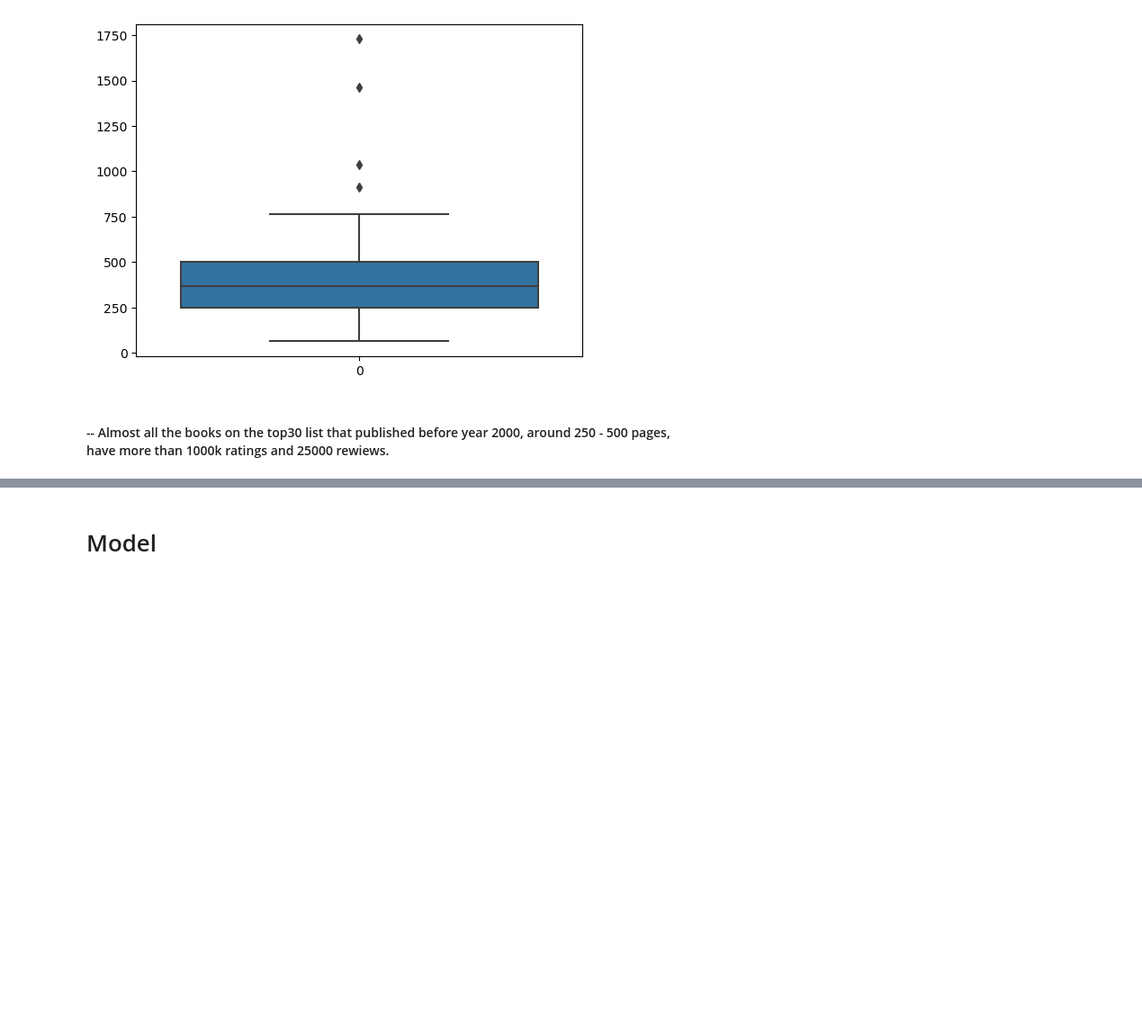
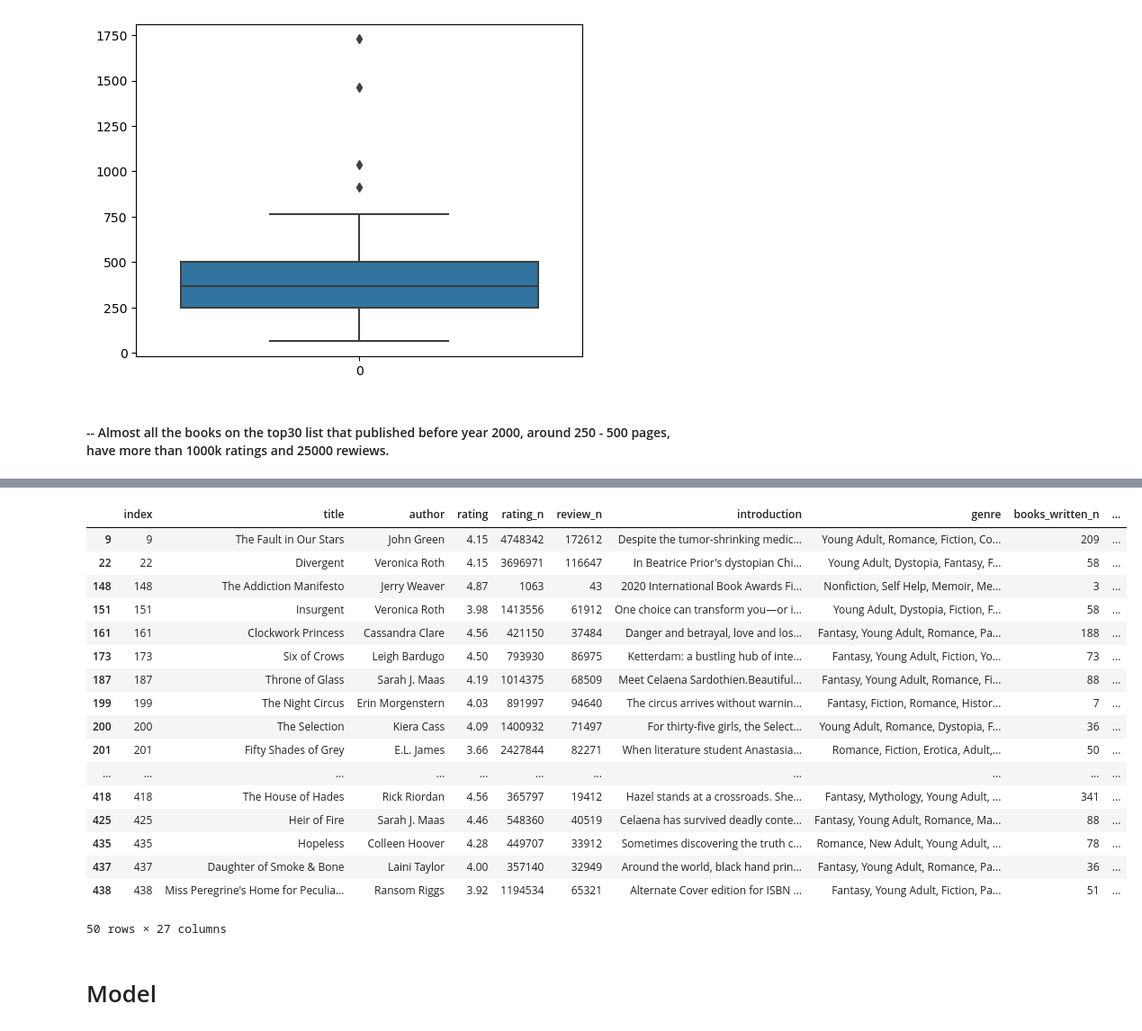
Before and after one commit to Jiaxing7/Final-Projects, a Jupyter notebook: Final Project.ipynb, the cells around one changed output, grey strips where cells are left out. Shown at 90% size. Cells and saved outputs as stored; diff of their text form; code cells hidden in the pictures; blank space fills up the shorter version.

```diff
--- a/Final Project.ipynb
+++ b/Final Project.ipynb
@@ -825,3 +811,24 @@ plt.show()
+# %%
+df[df['published_year']>2010].head(50)
+# %% [output]
+|  | index | title | author | rating | rating_n | review_n | introduction | genre | books_written_n | ... |
+| 9 | 9 | The Fault in Our Stars | John Green | 4.15 | 4748342 | 172612 | Despite the tumor-shrinking medic... | Young Adult, Romance, Fiction, Co... | 209 | ... |
+| 22 | 22 | Divergent | Veronica Roth | 4.15 | 3696971 | 116647 | In Beatrice Prior's dystopian Chi... | Young Adult, Dystopia, Fantasy, F... | 58 | ... |
+| 148 | 148 | The Addiction Manifesto | Jerry Weaver | 4.87 | 1063 | 43 | 2020 International Book Awards Fi... | Nonfiction, Self Help, Memoir, Me... | 3 | ... |
+| 151 | 151 | Insurgent | Veronica Roth | 3.98 | 1413556 | 61912 | One choice can transform you—or i... | Young Adult, Dystopia, Fiction, F... | 58 | ... |
+| 161 | 161 | Clockwork Princess | Cassandra Clare | 4.56 | 421150 | 37484 | Danger and betrayal, love and los... | Fantasy, Young Adult, Romance, Pa... | 188 | ... |
+| 173 | 173 | Six of Crows | Leigh Bardugo | 4.50 | 793930 | 86975 | Ketterdam: a bustling hub of inte... | Fantasy, Young Adult, Fiction, Yo... | 73 | ... |
+| 187 | 187 | Throne of Glass | Sarah J. Maas | 4.19 | 1014375 | 68509 | Meet Celaena Sardothien.Beautiful... | Fantasy, Young Adult, Romance, Fi... | 88 | ... |
+| 199 | 199 | The Night Circus | Erin Morgenstern | 4.03 | 891997 | 94640 | The circus arrives without warnin... | Fantasy, Fiction, Romance, Histor... | 7 | ... |
+| 200 | 200 | The Selection | Kiera Cass | 4.09 | 1400932 | 71497 | For thirty-five girls, the Select... | Young Adult, Romance, Dystopia, F... | 36 | ... |
+| 201 | 201 | Fifty Shades of Grey | E.L. James | 3.66 | 2427844 | 82271 | When literature student Anastasia... | Romance, Fiction, Erotica, Adult,... | 50 | ... |
+| ... | ... | ... | ... | ... | ... | ... | ... | ... | ... | ... |
+| 418 | 418 | The House of Hades | Rick Riordan | 4.56 | 365797 | 19412 | Hazel stands at a crossroads. She... | Fantasy, Mythology, Young Adult, ... | 341 | ... |
+| 425 | 425 | Heir of Fire | Sarah J. Maas | 4.46 | 548360 | 40519 | Celaena has survived deadly conte... | Fantasy, Young Adult, Romance, Ma... | 88 | ... |
+| 435 | 435 | Hopeless | Colleen Hoover | 4.28 | 449707 | 33912 | Sometimes discovering the truth c... | Romance, New Adult, Young Adult, ... | 78 | ... |
+| 437 | 437 | Daughter of Smoke & Bone | Laini Taylor | 4.00 | 357140 | 32949 | Around the world, black hand prin... | Fantasy, Young Adult, Romance, Pa... | 36 | ... |
+| 438 | 438 | Miss Peregrine's Home for Peculia... | Ransom Riggs | 3.92 | 1194534 | 65321 | Alternate Cover edition for ISBN ... | Fantasy, Young Adult, Fiction, Pa... | 51 | ... |
+50 rows × 27 columns
 # %% [markdown]
 # Model
 # %%
```
Also changed, not shown: parts of 45 cells of this notebook, 1 other file.
